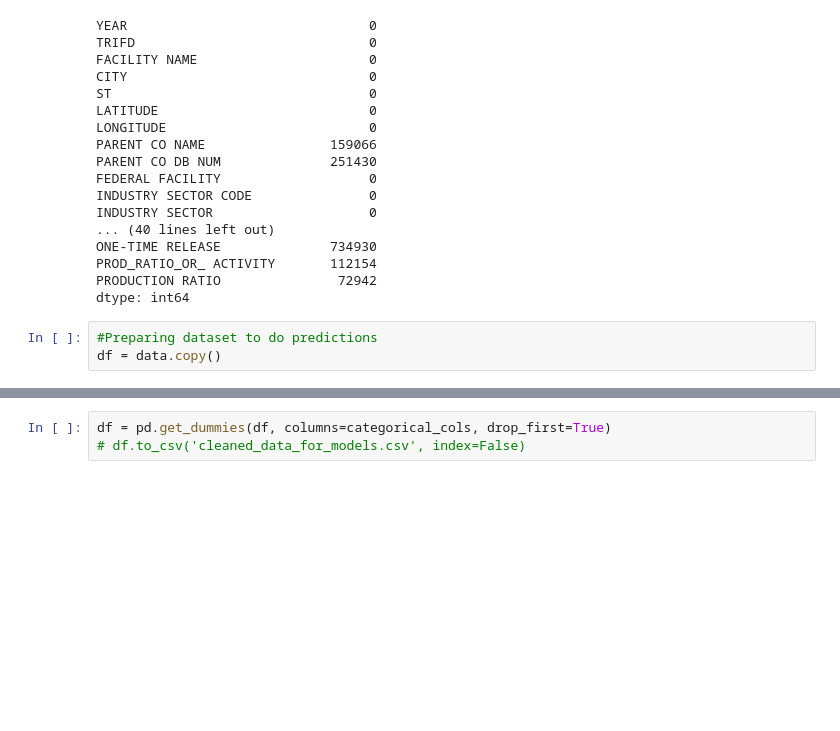
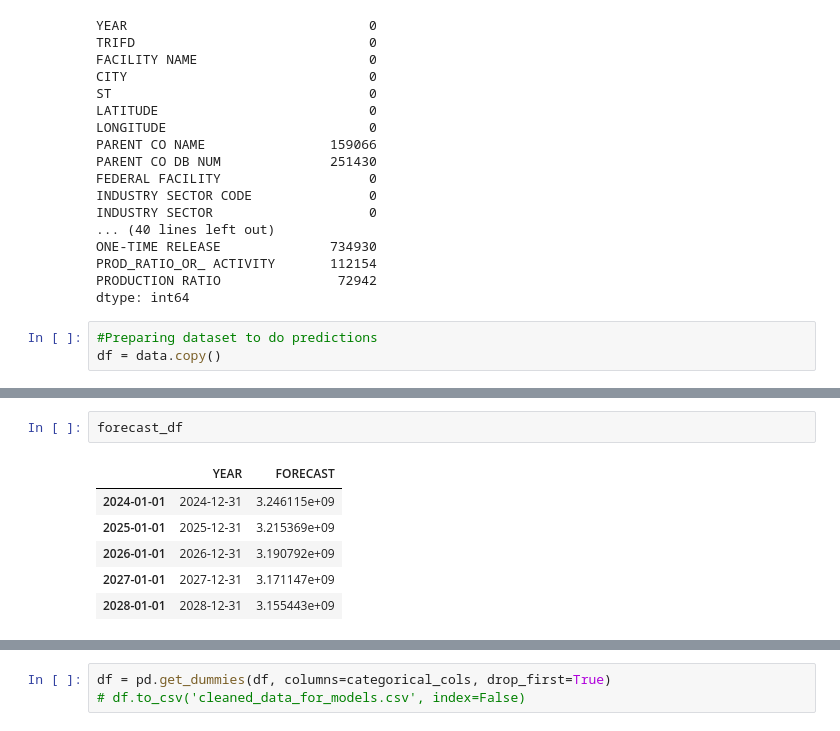
Before and after one commit to sapr5159/Predictive-Analytics-for-Toxic-Chemicals, a Jupyter notebook: main/Data_Mining_Data_Exploration.ipynb, the cells around one changed output, grey strips where cells are left out. Drawn from its saved outputs; the diff is of its cells as text; blank space fills up the shorter version.

```diff
--- a/main/Data_Mining_Data_Exploration.ipynb
+++ b/main/Data_Mining_Data_Exploration.ipynb
@@ -596,0 +644,9 @@ df = df.drop(columns=['TRIFD', 'FACILITY NAME', 'CITY', 'LATITUDE', 'LONGITUDE',
+# %%
+forecast_df
+# %% [output]
+|  | YEAR | FORECAST |
+| 2024-01-01 | 2024-12-31 | 3.246115e+09 |
+| 2025-01-01 | 2025-12-31 | 3.215369e+09 |
+| 2026-01-01 | 2026-12-31 | 3.190792e+09 |
+| 2027-01-01 | 2027-12-31 | 3.171147e+09 |
+| 2028-01-01 | 2028-12-31 | 3.155443e+09 |
```
Also changed, not shown: parts of 26 cells of this notebook.
